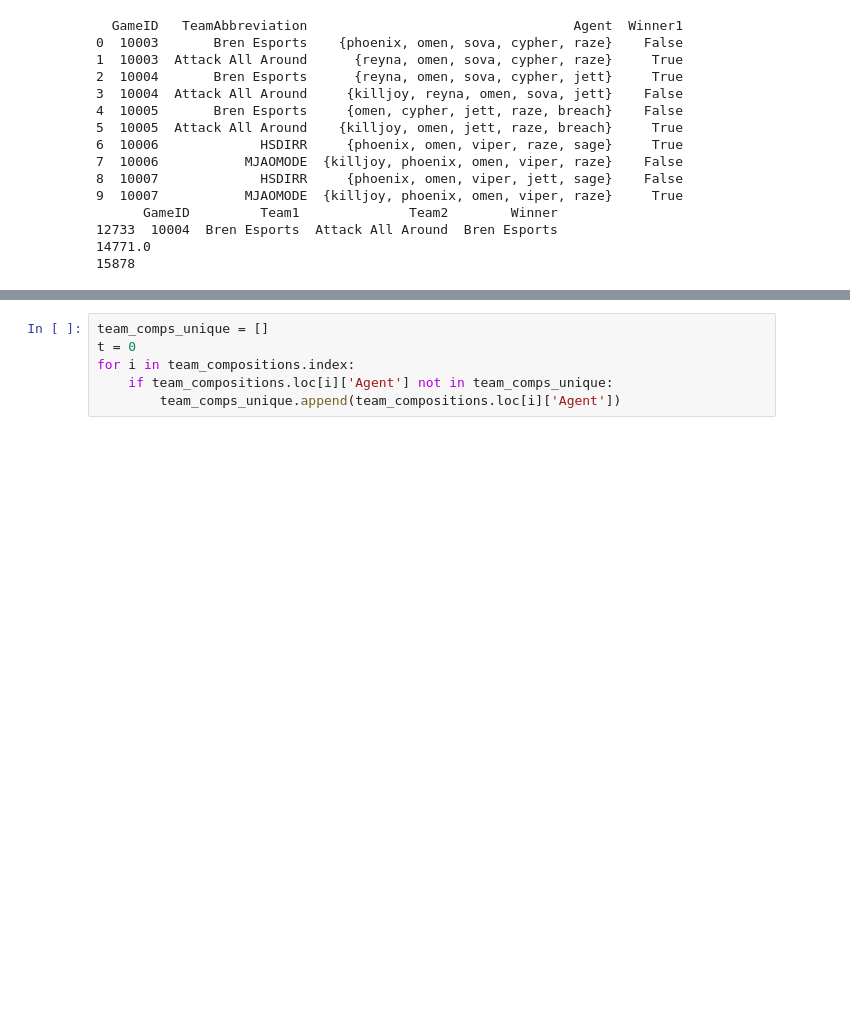
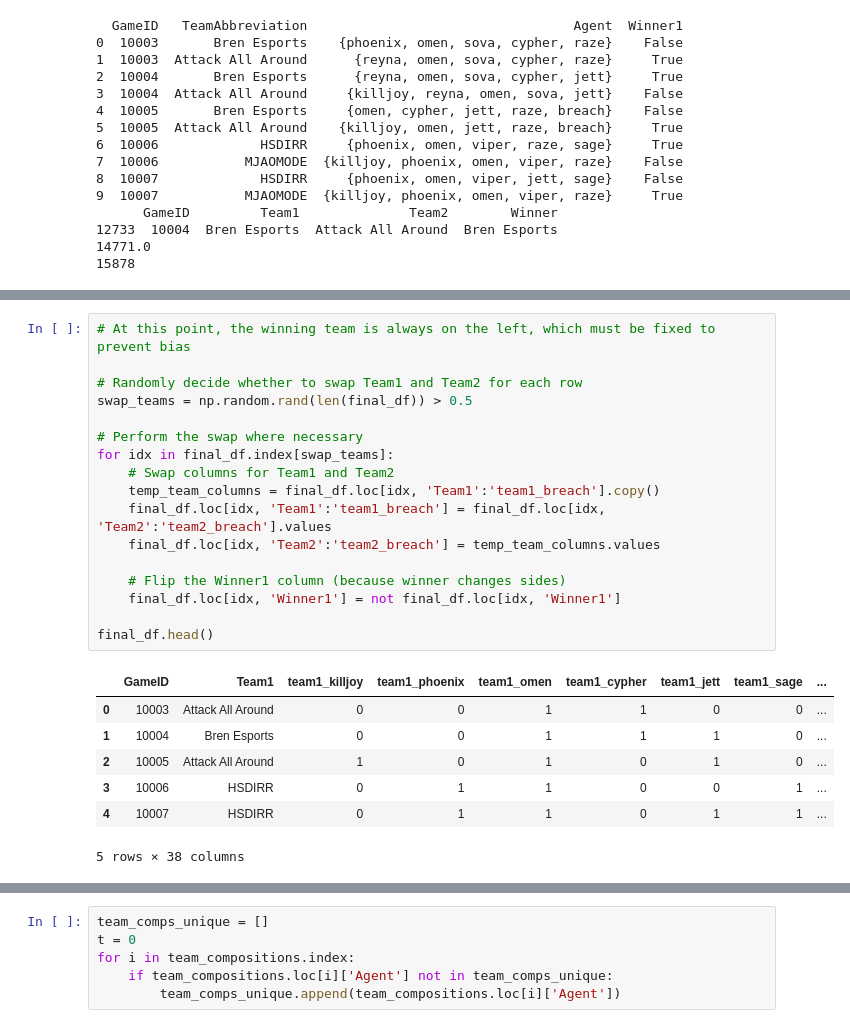
Before and after one commit to dennisdzhidzhora22/Valorant-Match-Predictor, a Jupyter notebook: Main.ipynb, the cells around one changed output, grey strips where cells are left out. Cells and saved outputs as stored; diff of their text form; blank space fills up the shorter version.

```diff
--- a/Main.ipynb
+++ b/Main.ipynb
@@ -126,0 +208,25 @@ print(len(teams['GameID']))
+# %%
+# At this point, the winning team is always on the left, which must be fixed to prevent bias
+
+# Randomly decide whether to swap Team1 and Team2 for each row
+swap_teams = np.random.rand(len(final_df)) > 0.5
+
+# Perform the swap where necessary
+for idx in final_df.index[swap_teams]:
+    # Swap columns for Team1 and Team2
+    temp_team_columns = final_df.loc[idx, 'Team1':'team1_breach'].copy()
+    final_df.loc[idx, 'Team1':'team1_breach'] = final_df.loc[idx, 'Team2':'team2_breach'].values
+    final_df.loc[idx, 'Team2':'team2_breach'] = temp_team_columns.values
+
+    # Flip the Winner1 column (because winner changes sides)
+    final_df.loc[idx, 'Winner1'] = not final_df.loc[idx, 'Winner1']
+
+final_df.head()
+# %% [output]
+|  | GameID | Team1 | team1_killjoy | team1_phoenix | team1_omen | team1_cypher | team1_jett | team1_sage | ... |
+| 0 | 10003 | Attack All Around | 0 | 0 | 1 | 1 | 0 | 0 | ... |
+| 1 | 10004 | Bren Esports | 0 | 0 | 1 | 1 | 1 | 0 | ... |
+| 2 | 10005 | Attack All Around | 1 | 0 | 1 | 0 | 1 | 0 | ... |
+| 3 | 10006 | HSDIRR | 0 | 1 | 1 | 0 | 0 | 1 | ... |
+| 4 | 10007 | HSDIRR | 0 | 1 | 1 | 0 | 1 | 1 | ... |
+5 rows × 38 columns
```
Also changed, not shown: parts of 11 cells of this notebook.
